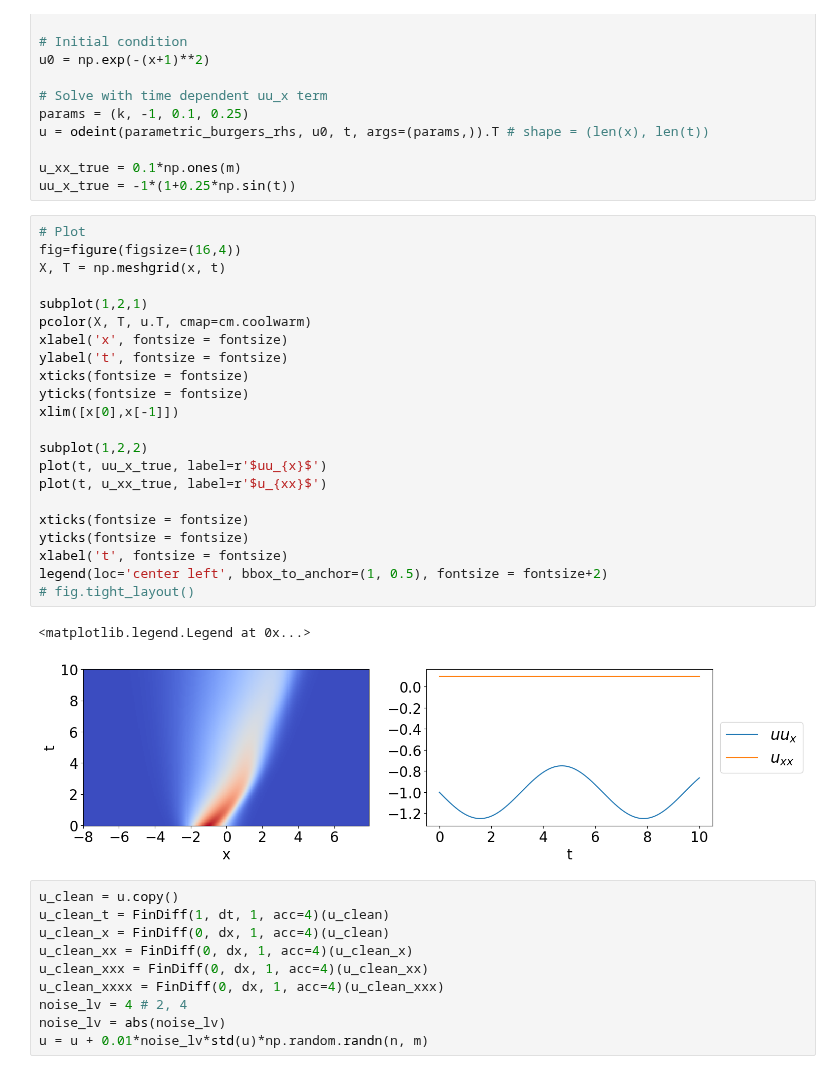
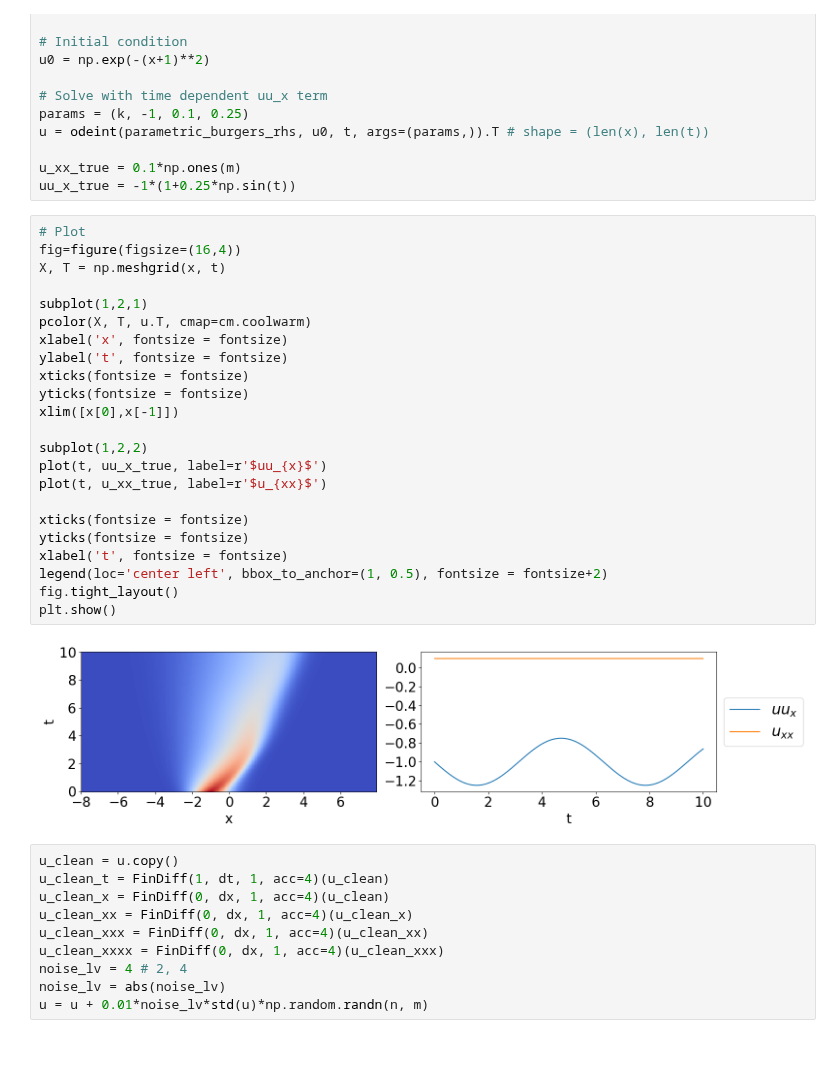
Before and after one commit to Pongpisit-Thanasutives/parametric-discovery, a Jupyter notebook: Parametric_Burgers-DEV3.ipynb, the cells around one changed output. Cells and saved outputs as stored; diff of their text form.

```diff
--- a/Parametric_Burgers-DEV3.ipynb
+++ b/Parametric_Burgers-DEV3.ipynb
@@ -72,28 +72,28 @@ uu_x_true = -1*(1+0.25*np.sin(t))
 # %%
 # Plot
 fig=figure(figsize=(16,4))
 X, T = np.meshgrid(x, t)
 
 subplot(1,2,1)
 pcolor(X, T, u.T, cmap=cm.coolwarm)
 xlabel('x', fontsize = fontsize)
 ylabel('t', fontsize = fontsize)
 xticks(fontsize = fontsize)
 yticks(fontsize = fontsize)
 xlim([x[0],x[-1]])
 
 subplot(1,2,2)
 plot(t, uu_x_true, label=r'$uu_{x}$')
 plot(t, u_xx_true, label=r'$u_{xx}$')
 
 xticks(fontsize = fontsize)
 yticks(fontsize = fontsize)
 xlabel('t', fontsize = fontsize)
 legend(loc='center left', bbox_to_anchor=(1, 0.5), fontsize = fontsize+2)
-# fig.tight_layout()
+fig.tight_layout()
+plt.show()
 # %% [output]
-<matplotlib.legend.Legend at 0x...>
-[figure, old version]
+[figure, new version]
 # %%
 u_clean = u.copy()
 u_clean_t = FinDiff(1, dt, 1, acc=4)(u_clean)
```
Also changed, not shown: parts of 9 cells of this notebook, 2 other files.
